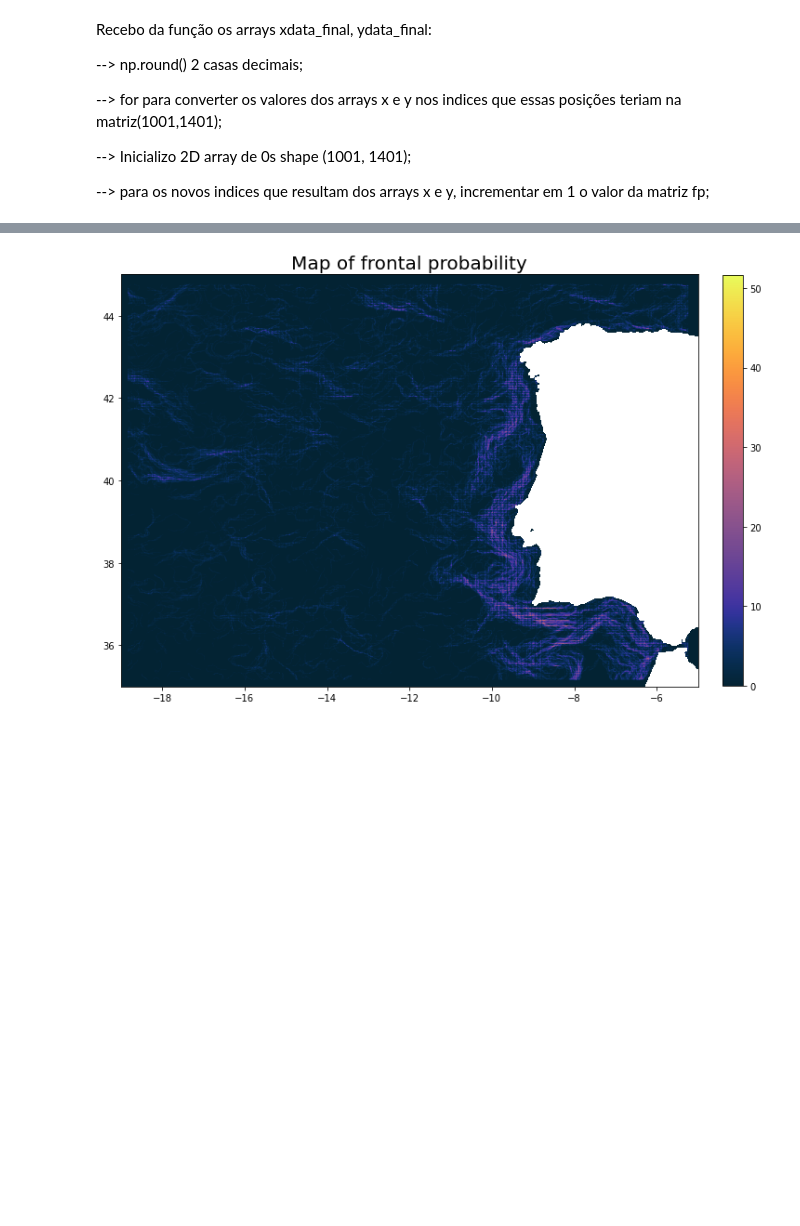
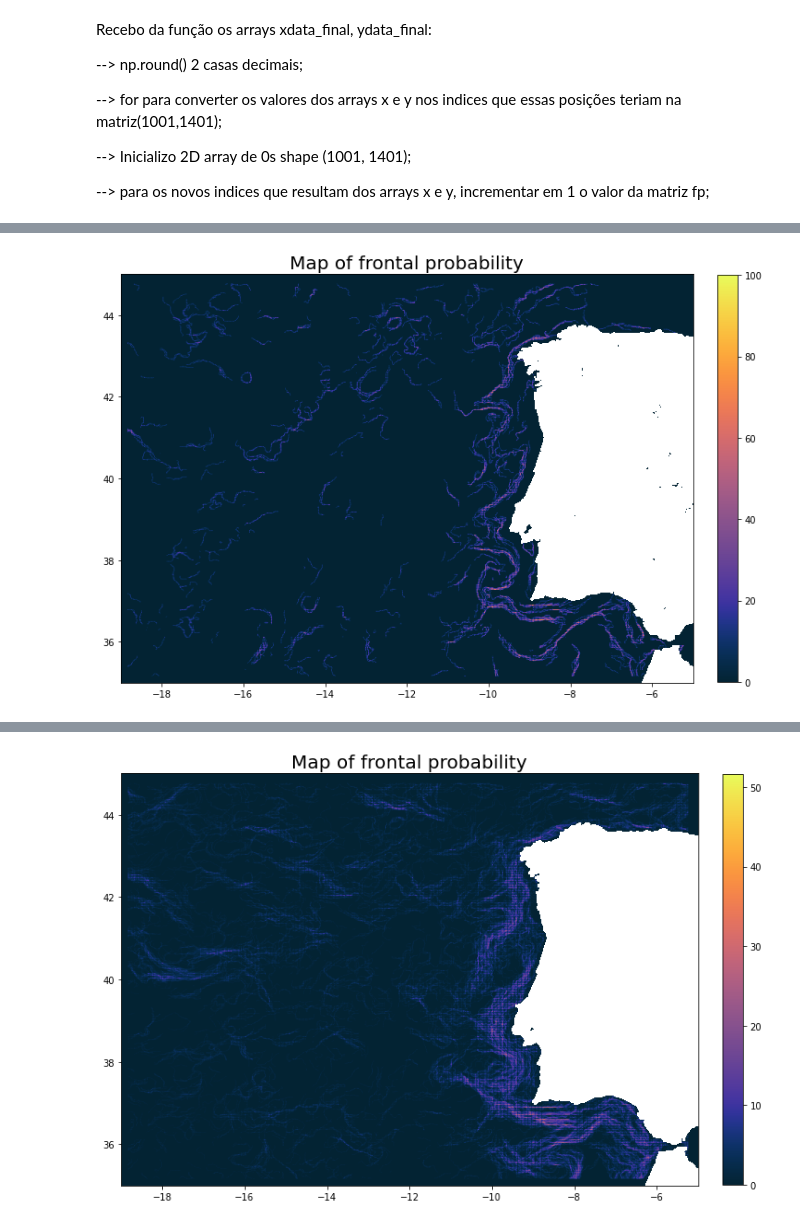
Before and after one commit to CoLAB-ATLANTIC/JUNO, a Jupyter notebook: notebooks/CayulaCornillon_frontal_prob.ipynb, the cells around one changed output, grey strips where cells are left out. Saved outputs shown, nothing was run; the diff lists cells and outputs as text; code cells hidden in the pictures; blank space fills up the shorter version.

```diff
--- a/notebooks/CayulaCornillon_frontal_prob.ipynb
+++ b/notebooks/CayulaCornillon_frontal_prob.ipynb
@@ -507,7 +522,7 @@ def frontal_prob(period, dict_df):
     """
     front_prob = np.zeros((1001, 1401))
     for day in period:
-        front = frontal_calc(dict_df[day])
+        front = front_calc(dict_df[day])
 
         front_prob = front_prob + front
 
@@ -518,7 +533,7 @@ def frontal_prob(period, dict_df):
 
     #Convert some df to a numpy array with the SST values for each value of longitude and latitude
     sst = dict_df[period[0]].pivot_table(index='longitude', columns='latitude', values='thetao').T.values  #MELHORAR
-    mask = np.isnan(np.flipud(sst))    #Boolean array is True where original array (Temp) had Null values
+    mask = np.isnan(np.flipud(sst))       #Boolean array=True where array Temp had Null values (continental zone)
     mask255 =np.where(mask,(np.ones(mask.shape))*255,0).astype("uint8")   #array which pixels = 255 when mask=True
     #Make a dilation to ensure the pixels that belong to the shore are not consideredd fronts
     kernel = np.ones((3,3), np.uint8)
@@ -526,5 +541,7 @@ def frontal_prob(period, dict_df):
 
     front_prob = np.ma.masked_where(mask_dilated==255, front_prob)
 
+    front_prob = np.where(front_prob != 0, front_prob, np.nan)
+
 
     return front_prob
@@ -530,0 +573,16 @@ def frontal_prob(period, dict_df):
+# %%
+fp = frontal_prob(specificday_mur_aug[:3], dict_df_mur_aug)
+# %%
+lat = Aug1_mur['latitude'].to_numpy()    #Aug1_mur ->to get the values of latitude and longitude (for MUR data)
+lon = Aug1_mur['longitude'].to_numpy()
+lat = np.unique(lat).round(3)
+lon = np.unique(lon).round(3)
+
+plt.rcParams["figure.figsize"] = (12, 10)
+plt.imshow(fp, cmocean.cm.thermal, extent=[lon[0], lon[-1], lat[0], lat[-1]])    #cmocean.cm.thermal
+    #extent serve para definir a extensão do eixo dos x e dos y
+plt.title("Map of frontal probability", fontsize=20)
+plt.colorbar(fraction=0.033, pad=0.04)
+plt.show()
+# %% [output]
+[figure, added]
```
Also changed, not shown: parts of 20 cells of this notebook, 3 other files.
